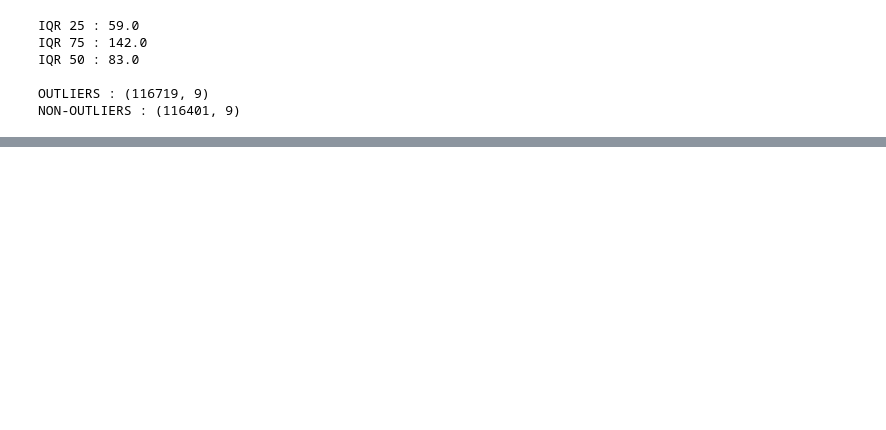
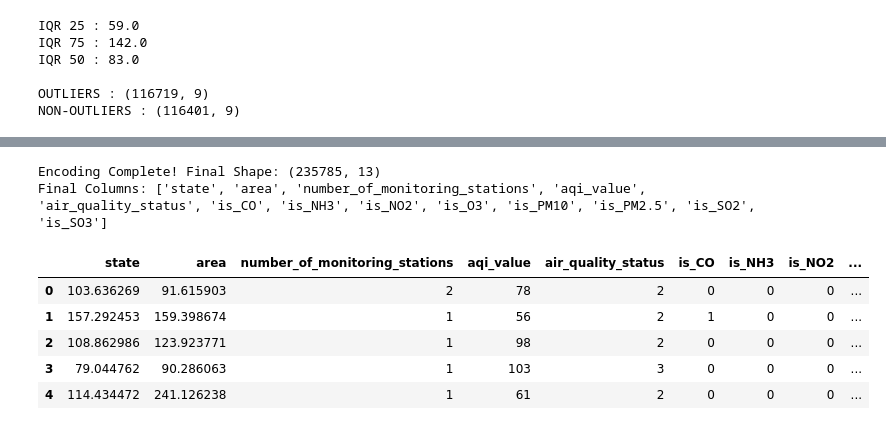
Before and after one commit to pradhans369/Python_and_Data_Science, a Jupyter notebook: 0 ML practice/17 indian cities AQI.ipynb, the cells around one changed output, grey strips where cells are left out. Cells and saved outputs as stored; diff of their text form; code cells hidden in the pictures; blank space fills up the shorter version.

```diff
--- a/0 ML practice/17 indian cities AQI.ipynb
+++ b/0 ML practice/17 indian cities AQI.ipynb
@@ -499,0 +484,70 @@ df
+# %%
+from sklearn.preprocessing import MultiLabelBinarizer, TargetEncoder
+import pandas as pd
+import numpy as np
+
+# Create a copy to avoid transforming original multiple times
+data = df.copy()
+
+# 1. Handle Status Mapping (Ordinal)
+status_map = {
+    'Good': 1, 'Satisfactory': 2, 'Moderate': 3,
+    'Poor': 4, 'Very Poor': 5, 'Severe': 6
+}
+if 'air_quality_status' in data.columns and data['air_quality_status'].dtype == 'object':
+    data['air_quality_status'] = data['air_quality_status'].map(status_map)
+
+# 2. Handle Pollutant List
+# Check if we already have the split columns or need to create them
+pollutant_cols = ['pollutant 1', 'pollutant 2', 'pollutant 3']
+if 'prominent_pollutants' in data.columns:
+    # If original string exists, we can use it directly
+    data['pollutant_list'] = data['prominent_pollutants'].str.split(',')
+elif all(col in data.columns for col in pollutant_cols):
+    # If user already split them, combine them back to list (skipping None/NaN)
+    data['pollutant_list'] = data[pollutant_cols].apply(
+        lambda x: [i for i in x if i is not None and str(i) != 'nan' and str(i) != 'None'], axis=1
+    )
+else:
+    print("Warning: Could not find pollutant source columns.")
+
+# 3. MultiLabel Encoding
+if 'pollutant_list' in data.columns:
+    mlb = MultiLabelBinarizer()
+    pollutant_array = mlb.fit_transform(data['pollutant_list'])
+    pollutant_encoded = pd.DataFrame(
+        pollutant_array,
+        columns=[f"is_{c}" for c in mlb.classes_],
+        index=data.index
+    )
+    data = pd.concat([data, pollutant_encoded], axis=1)
+
+# 4. Target Encoding for State and Area
+# This should only be done if they are still objects (not already encoded)
+geo_cols = ['state', 'area']
+if all(col in data.columns for col in geo_cols) and data['state'].dtype == 'object':
+    te = TargetEncoder(target_type='continuous', random_state=42)
+    data[['state', 'area']] = te.fit_transform(data[['state', 'area']], data['aqi_value'])
+
+# 5. Final Cleanup: Drop all useless non-numeric columns
+cols_to_drop = [
+    'date', 'pollutant 1', 'pollutant 2', 'pollutant 3',
+    'prominent_pollutants', 'unit', 'note', 'pollutant_list'
+]
+df_final = data.drop(columns=[c for c in cols_to_drop if c in data.columns], errors='ignore')
+
+# Keep only numeric columns just in case
+df_final = df_final.select_dtypes(include=[np.number])
+
+print("Encoding Complete! Final Shape:", df_final.shape)
+print("Final Columns:", df_final.columns.tolist())
+df_final.head()
+# %% [output]
+Encoding Complete! Final Shape: (235785, 13)
+Final Columns: ['state', 'area', 'number_of_monitoring_stations', 'aqi_value', 'air_quality_status', 'is_CO', 'is_NH3', 'is_NO2', 'is_O3', 'is_PM10', 'is_PM2.5', 'is_SO2', 'is_SO3']
+|  | state | area | number_of_monitoring_stations | aqi_value | air_quality_status | is_CO | is_NH3 | is_NO2 | ... |
+| 0 | 103.636269 | 91.615903 | 2 | 78 | 2 | 0 | 0 | 0 | ... |
+| 1 | 157.292453 | 159.398674 | 1 | 56 | 2 | 1 | 0 | 0 | ... |
+| 2 | 108.862986 | 123.923771 | 1 | 98 | 2 | 0 | 0 | 0 | ... |
+| 3 | 79.044762 | 90.286063 | 1 | 103 | 3 | 0 | 0 | 0 | ... |
+| 4 | 114.434472 | 241.126238 | 1 | 61 | 2 | 0 | 0 | 0 | ... |
```
Also changed, not shown: parts of 2 cells of this notebook.
